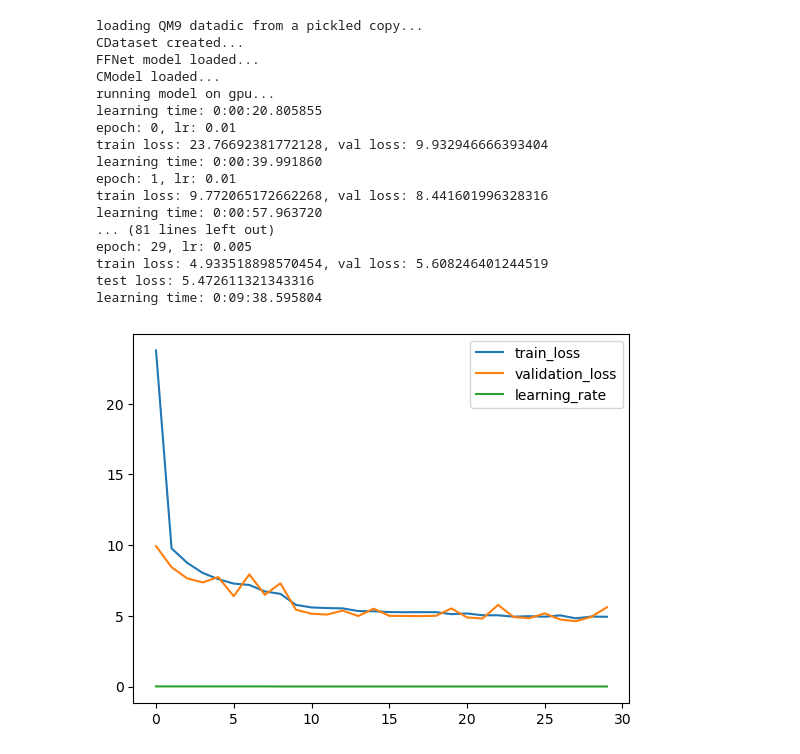
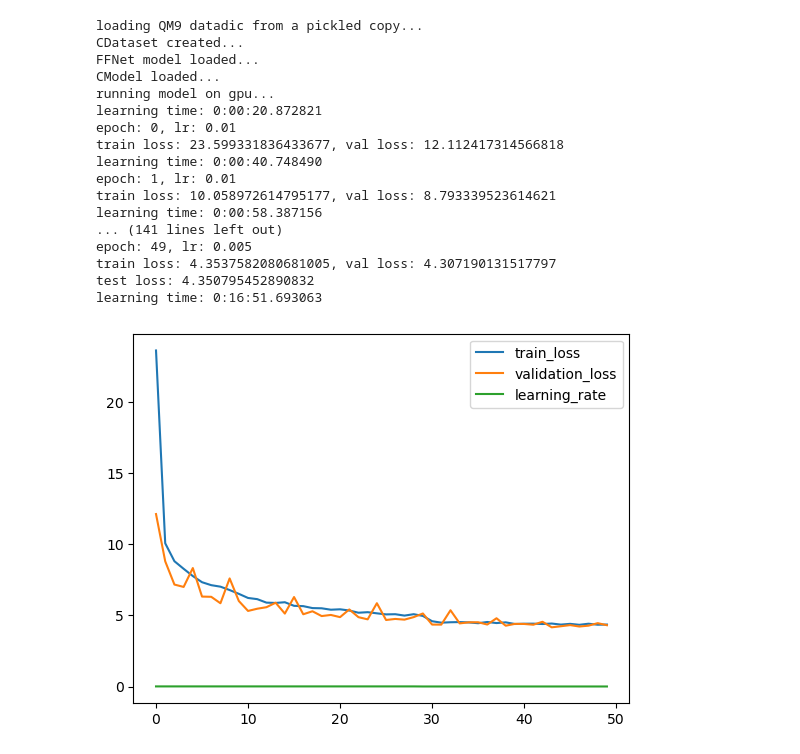
Before and after one commit to icanswim/qchem, a Jupyter notebook: experiment.ipynb, the cells around one changed output. Drawn from its saved outputs; the diff is of its cells as text; code cells hidden in the pictures.

```diff
--- a/experiment.ipynb
+++ b/experiment.ipynb
@@ -100,6 +81,5 @@ CDataset created...
 # %%
-#example cosmosis/qchem QM9 dataset with filter
-#use the qchem rdkit branch for rdkit data augmentation
+#example using cosmosis/qchem preprocessed QM9 dataset and custom cosmosis/qchem model
 
 qm9_features = ['A','B','C','mu','alpha','homo','lumo', 'gap','r2','zpve',
                 'U0','U','H','G','Cv','qm9_n_atoms','qm9_block','qm9_atom_type',
@@ -134,7 +114,7 @@ ds_params = {'train_params': {'input_dict': {'model_input': {'X': [
                                              'atomic_number': [Pad1d(29)],
                                              'aromatic': [Pad1d(29)],
                                              'degree': [Pad1d(29)],
-                                             #'mulliken': [Pad1d(29)],
+                                             'mulliken': [Pad1d(29)],
                                              'coulomb': [Reshape((-1)), Pad1d(29*29)],
                                             },
                               #'filter_on': ('n_atoms','<','10'),
@@ -151,43 +131,43 @@ model_params = {'in_channels': 29+29+29+29*29+29*8+29*8,
 
 metrics_params = {'report_interval': 1,
                   'log_plot': False}
 
 crit_params = {'reduction': 'sum'}
 
 sample_params = {'set_seed': 88,
                  'splits': (.7,.15),
                  #'subset': .1, #create random subset
                 }
 
 sched_params = {'factor': .5,
-                'patience': 2,
+                'patience': 3,
                 'cooldown': 1,
                 'min_lr': .005}
 
 opt_params = {'lr': 0.01}
 
 
 l = Learn([QM9], FFNet, Selector,
           Optimizer=Adam, Scheduler=ReduceLROnPlateau, Criterion=L1Loss,
           model_params=model_params, ds_params=ds_params, sample_params=sample_params,
           opt_params=opt_params, sched_params=sched_params, crit_params=crit_params,
-          squeeze_y_pred=False, batch_size=128, epochs=30, save_model=True)
+          squeeze_y_pred=False, batch_size=128, epochs=50, save_model=True)
 # %% [output]
 loading QM9 datadic from a pickled copy...
 CDataset created...
 FFNet model loaded...
 CModel loaded...
 running model on gpu...
-learning time: 0:00:20.805855
+learning time: 0:00:20.872821
 epoch: 0, lr: 0.01
-train loss: 23.76692381772128, val loss: 9.932946666393404
-learning time: 0:00:39.991860
+train loss: 23.599331836433677, val loss: 12.112417314566818
+learning time: 0:00:40.748490
 epoch: 1, lr: 0.01
-train loss: 9.772065172662268, val loss: 8.441601996328316
-learning time: 0:00:57.963720
-... (81 lines left out)
-epoch: 29, lr: 0.005
-train loss: 4.933518898570454, val loss: 5.608246401244519
-test loss: 5.472611321343316
-learning time: 0:09:38.595804
+train loss: 10.058972614795177, val loss: 8.793339523614621
+learning time: 0:00:58.387156
+... (141 lines left out)
+epoch: 49, lr: 0.005
+train loss: 4.3537582080681005, val loss: 4.307190131517797
+test loss: 4.350795452890832
+learning time: 0:16:51.693063
-[figure, old version]
+[figure, new version]
```
Also changed, not shown: parts of 5 cells of this notebook, 1 other file.
